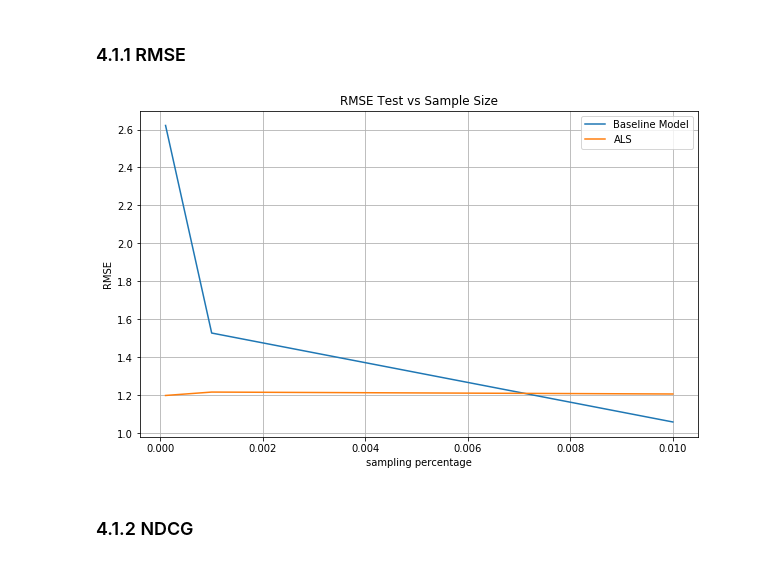
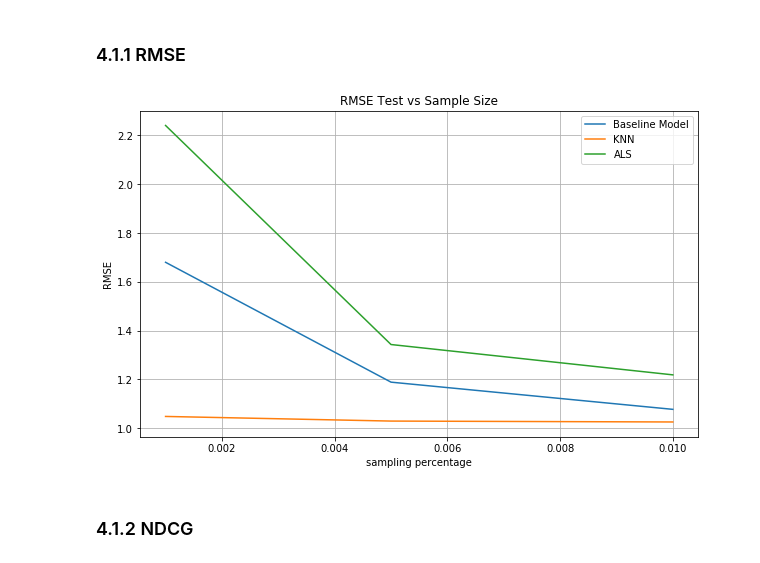
Before and after one commit to thisismeg/personalization-project1, a Jupyter notebook: personalization_project1_combined.ipynb, the cells around one changed output. Drawn from its saved outputs; the diff is of its cells as text; code cells hidden in the pictures.

```diff
--- a/personalization_project1_combined.ipynb
+++ b/personalization_project1_combined.ipynb
@@ -228,6 +527,7 @@ only showing top 5 rows
 # %%
 # Create Spark DF from Pandas DF
-X_train2 = X_train.iloc[:, X_train.columns != 'timestamp']
-X_train2['rating'] = y_train
-X_train_spark = spark.createDataFrame(X_train2, schema=data_schema)
-X_train_spark.show(5)
+all_sample_spark_dfs = []
+for sample_df in all_sample_dfs:
+    new_sample_df = sample_df.iloc[:, sample_df.columns != 'timestamp']
+    spark_sample_df = spark.createDataFrame(new_sample_df, schema=data_schema)
+    all_sample_spark_dfs.append(spark_sample_df)
@@ -269,10 +550,16 @@ def sample_x_percent(sample_percentage):
 # %%
 all_training_sets = []
 all_test_sets = []
-for percentage in percentages:
-    trn, tst = sample_x_percent(percentage)
-    all_training_sets.append(trn)
-    all_test_sets.append(tst)
+
+for df in all_sample_spark_dfs:
+    (training, test) = df.randomSplit([0.8, 0.2])
+    all_training_sets.append(training)
+    all_test_sets.append(test)
+
+# for percentage in percentages:
+#     trn, tst = sample_x_percent(percentage)
+#     all_training_sets.append(trn)
+#     all_test_sets.append(tst)
 
 training_1, training_2, training_3 = all_training_sets
 test_1, test_2, test_3 = all_test_sets
@@ -348,5 +635,5 @@ plot_rmse_vs_param(cvModels, rank_list, 'Rank')
 # %%
 for cv in cvModels:
     print(cv.avgMetrics)
-best_rank=5
+best_rank=20
 # %% [output]
@@ -419,0 +705,4 @@ best_iter = 10 # default
+# %%
+for cv in cvModels3:
+    print(cv.avgMetrics)
+best_iter = 10 # default
@@ -552,20 +850,20 @@ User Coverage: (0.01% sample): 8.2%
 # %%
 baseline_rmses, baseline_rmses_train
 best_als_rmses, best_als_rmses_train
 
 plt.figure(figsize=(10, 6))
 plt.plot(percentages, baseline_rmses)
-# add neighborhood based model
+plt.plot(percentages, [min(rmse)  for rmse in knn_rmse_test])
 plt.plot(percentages, best_als_rmses)
 
 plt.xlabel('sampling percentage')
 plt.ylabel('RMSE')
 plt.title('RMSE Test vs Sample Size')
-plt.legend(['Baseline Model', 'ALS'])
+plt.legend(['Baseline Model', 'KNN', 'ALS'])
 plt.grid(True)
 plt.show()
 # %% [output]
-[figure, old version]
+[figure, new version]
 # %% [markdown]
 ### 4.1.2 NDCG <a class="anchor" id="4-1-2"></a>
 # %%
```
Also changed, not shown: parts of 60 cells of this notebook.
